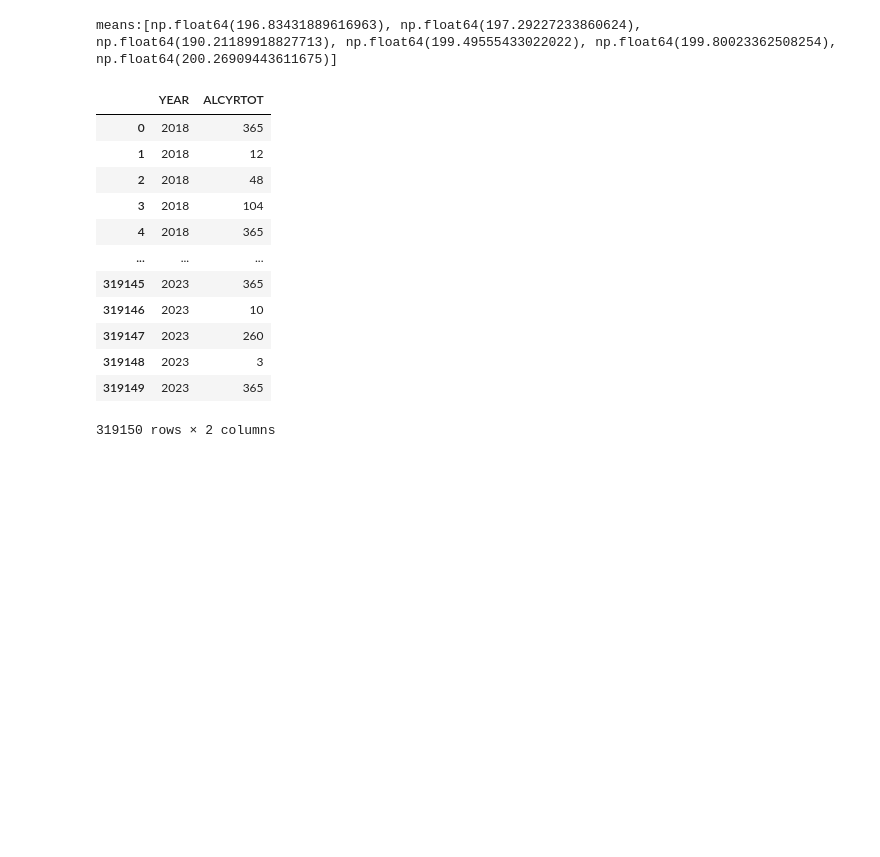
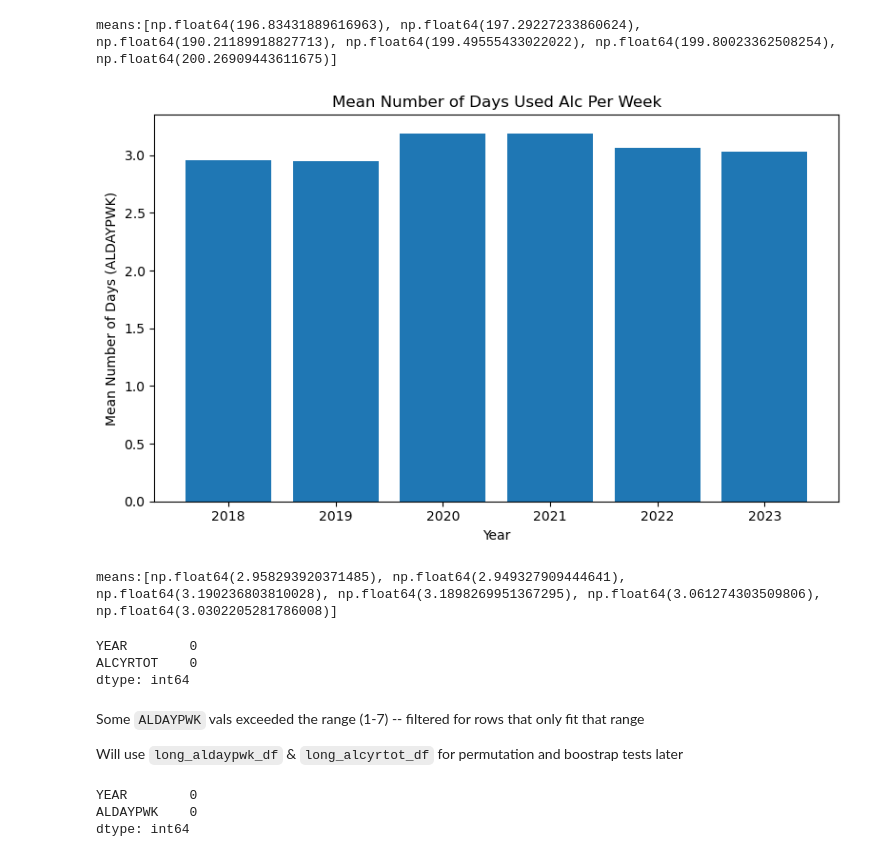
Before and after one commit to AdamTaylor1308/SEIS631_Final_Project, a Jupyter notebook: SEIS631FinalProject.ipynb, the cells around one changed output. Drawn from its saved outputs; the diff is of its cells as text; code cells hidden in the pictures; blank space fills up the shorter version.

Commit message:
Exploring Column Values

```diff
--- a/SEIS631FinalProject.ipynb
+++ b/SEIS631FinalProject.ipynb
@@ -189,5 +40,5 @@ dtype: int64
 # %%
-gdf19 = df19[['IRPINC3','IRFAMIN3','IRWRKSTAT','POVERTY3','ALCYRTOT','AMHTXRC3','MHRCOST2','SPDMON','SMIPP_U']] #'RCVMHASPTX'
+gdf19 = df19.loc[:, ['IRPINC3','IRFAMIN3','IRWRKSTAT','POVERTY3','ALCYRTOT','ALDAYPWK','AMHTXRC3','MHRCOST2','SPDMON','SMIPP_U']] #'RCVMHASPTX'
 gdf19['YEAR'] = 2019
 gdf19
 gdf19.isna().sum()
@@ -211,5 +58,5 @@ dtype: int64
 # %%
-gdf20 = df20[['IRPINC3','IRFAMIN3','IRWRKSTAT','POVERTY3','ALCYRTOT','AMHTXRC3','MHRCOST2','SPDMON','SMIPP_U']]
+gdf20 = df20.loc[:,['IRPINC3','IRFAMIN3','IRWRKSTAT','POVERTY3','ALCYRTOT','ALDAYPWK','AMHTXRC3','MHRCOST2','SPDMON','SMIPP_U']]
 gdf20['YEAR'] = 2020
 gdf20
 gdf20.isna().sum()
@@ -233,5 +76,5 @@ dtype: int64
 # %%
-gdf21_23 = df21_23[['YEAR','IRPINC3','IRFAMIN3','IRWRKSTAT','POVERTY3','ALCYRTOT','IRMHTPHVID','MHTUNCOST','SPDPSTMON','SMIPPPY']]
+gdf21_23 = df21_23[['YEAR','IRPINC3','IRFAMIN3','IRWRKSTAT','POVERTY3','ALCYRTOT','ALDAYPWK','IRMHTPHVID','MHTUNCOST','SPDPSTMON','SMIPPPY']]
 gdf21_23.isna().sum()
 # %% [output]
 YEAR              0
@@ -259,6 +120,7 @@ def fix_alcyrtot(dfs):
 fix_alcyrtot(df_list)
 # %%
 def mean_num_drinks(df):
+    df = df.loc[(df['ALCYRTOT'] >= 1) & (df['ALCYRTOT'] <= 365)]
     return np.mean(df['ALCYRTOT'])
 
 
@@ -285,10 +147,39 @@ print(f'means:{means}')
 # %% [output]
 [figure]
 means:[np.float64(196.83431889616963), np.float64(197.29227233860624), np.float64(190.21189918827713), np.float64(199.49555433022022), np.float64(199.80023362508254), np.float64(200.26909443611675)]
+# %%
+def mean_wkly_drinks(df):
+    df = df[(df['ALDAYPWK']>=1) & (df['ALDAYPWK']<=7)]
+    return np.mean(df['ALDAYPWK'])
+
+
+year_wkly_drinks_dict = {}
+
+for df in df_list:
+    year = int(df['YEAR'].mode().iloc[0])
+    drks = mean_wkly_drinks(df)
+    year_wkly_drinks_dict[year] = drks
+
+years = sorted(year_wkly_drinks_dict)
+means = [year_wkly_drinks_dict[y] for y in years]
+
+plt.figure(figsize=(8,5))
+plt.bar(years, means)
+plt.xlabel("Year")
+plt.ylabel("Mean Number of Days (ALDAYPWK)")
+plt.title("Mean Number of Days Used Alc Per Week")
+plt.xticks(years)
+plt.tight_layout()
+plt.show()
+
+print(f'means:{means}')
+# %% [output]
+[figure, added]
+means:[np.float64(2.958293920371485), np.float64(2.949327909444641), np.float64(3.190236803810028), np.float64(3.1898269951367295), np.float64(3.061274303509806), np.float64(3.0302205281786008)]
 # %%
 alcyrtot_vals = pd.DataFrame(columns=['YEAR', 'ALCYRTOT'])
 
-def gather_alcrtot_vals(dfs):
+def gather_alcrtot_vals_by_year(dfs):
     xdfs = []
     for df in dfs:
         xdf = df[['YEAR','ALCYRTOT']]
@@ -296,19 +187,32 @@ def gather_alcrtot_vals(dfs):
         alcyrtot_vals = pd.concat(xdfs, ignore_index=True)
     return alcyrtot_vals
 
-gather_alcrtot_vals(df_list)
+
+long_alcyrtot_df = gather_alcrtot_vals_by_year(df_list)
+long_alcyrtot_df.where(long_alcyrtot_df['ALCYRTOT']>365).count()
 # %% [output]
-|  | YEAR | ALCYRTOT |
-| 0 | 2018 | 365 |
-| 1 | 2018 | 12 |
-| 2 | 2018 | 48 |
-| 3 | 2018 | 104 |
-| 4 | 2018 | 365 |
-| ... | ... | ... |
-| 319145 | 2023 | 365 |
-| 319146 | 2023 | 10 |
-| 319147 | 2023 | 260 |
-| 319148 | 2023 | 3 |
-| 319149 | 2023 | 365 |
-319150 rows × 2 columns
+YEAR        0
+ALCYRTOT    0
+dtype: int64
+# %% [markdown]
+Some `ALDAYPWK` vals exceeded the range (1-7) -- filtered for rows that only fit that range
+
+Will use `long_aldaypwk_df` & `long_alcyrtot_df` for permutation and boostrap tests later
+# %%
+def gather_aldaypwk_vals_by_year(dfs):
+    xdfs = []
+    for df in dfs:
+        xdf = df[['YEAR','ALDAYPWK']]
+        xdfs.append(xdf)
+        aldaypwk_vals = pd.concat(xdfs, ignore_index=True)
+    return aldaypwk_vals
+
+long_aldaypwk_df = gather_aldaypwk_vals_by_year(df_list)
+long_aldaypwk_df = long_aldaypwk_df[(long_aldaypwk_df['ALDAYPWK']>=1) &
+                                    (long_aldaypwk_df['ALDAYPWK']<=7)]
+long_aldaypwk_df.where(long_aldaypwk_df['ALDAYPWK']>7).count()
+# %% [output]
+YEAR        0
+ALDAYPWK    0
+dtype: int64
 # %%
```
Also changed, not shown: parts of 20 cells of this notebook, 2 other files.
